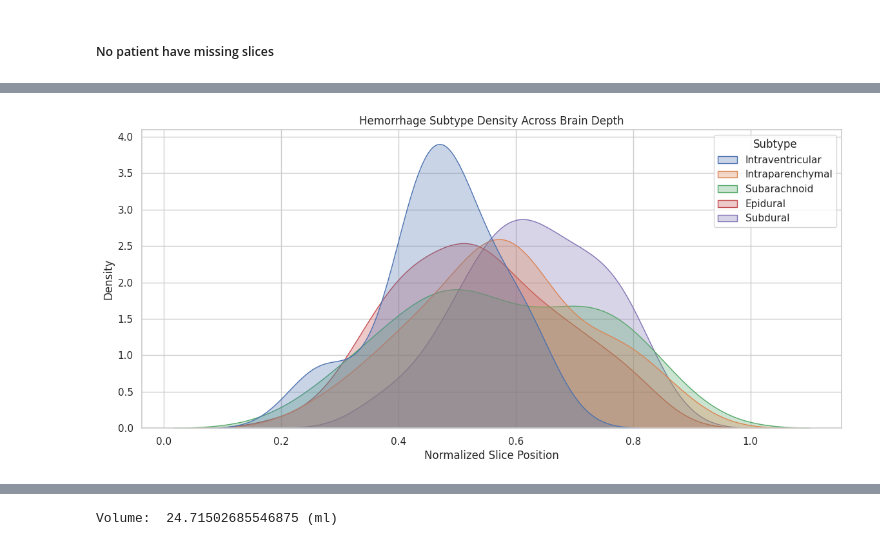
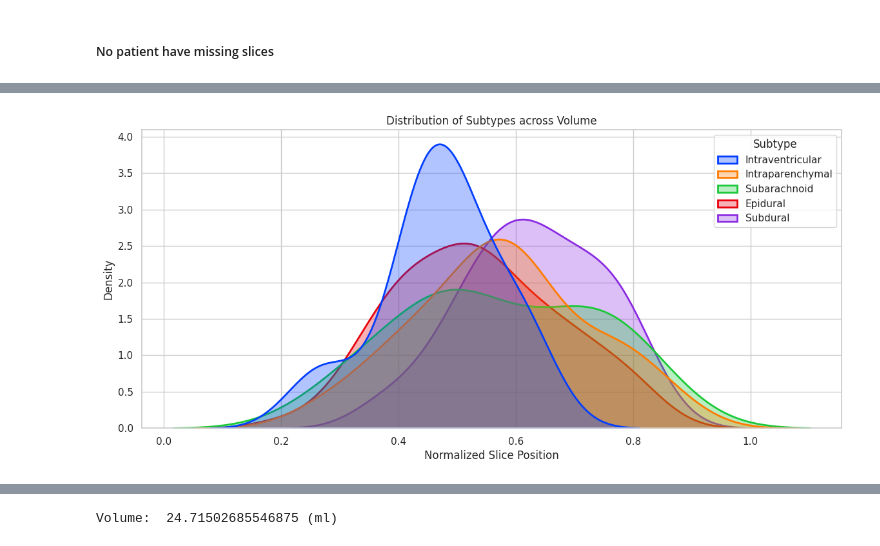
Before and after one commit to NguyenVanCongThanh/Dataset_BHSD, a Jupyter notebook: notebooks/PhysioNet.ipynb, the cells around one changed output, grey strips where cells are left out. Drawn from its saved outputs; the diff is of its cells as text; code cells hidden in the pictures.

```diff
--- a/notebooks/PhysioNet.ipynb
+++ b/notebooks/PhysioNet.ipynb
@@ -314,28 +639,3 @@ df_long = df_label.melt(
 )
 
 df_long = df_long[df_long["Presence"] == 1]
-# %%
-df_long["SliceBin"] = pd.cut(
-    df_long["SlicePercent"],
-    bins=np.linspace(0, 1, 26),
-    labels=np.linspace(0, 1, 25)
-)
-
-plt.figure(figsize=(14,6))
-
-sns.lineplot(
-    data=df_long,
-    x="SliceBin",
-    y="Presence",
-    hue="Subtype",
-    estimator="count",
-    ci=None
-)
-
-plt.xticks(rotation=45)
-plt.xlabel("Normalized Slice Position (0 = top, 1 = bottom)")
-plt.ylabel("Number of Hemorrhage Cases")
-plt.title("Distribution of Hemorrhage Subtypes Across Normalized Brain Depth")
-
-plt.tight_layout()
-plt.show()
@@ -347,18 +642,20 @@ The `ci` parameter is deprecated. Use `errorbar=None` for the same effect.
 # %%
 plt.figure(figsize=(14,6))
 
 sns.kdeplot(
     data=df_long,
     x="SlicePercent",
     hue="Subtype",
     fill=True,
     common_norm=False,
-    alpha=0.3
+    palette="bright",
+    alpha=0.3,
+    linewidth=2
 )
 
 plt.xlabel("Normalized Slice Position")
-plt.title("Hemorrhage Subtype Density Across Brain Depth")
+plt.title("Distribution of Subtypes across Volume")
 
 plt.show()
 # %% [output]
-[figure, old version]
+[figure, new version]
```
Also changed, not shown: parts of 9 cells of this notebook, 7 other files.
